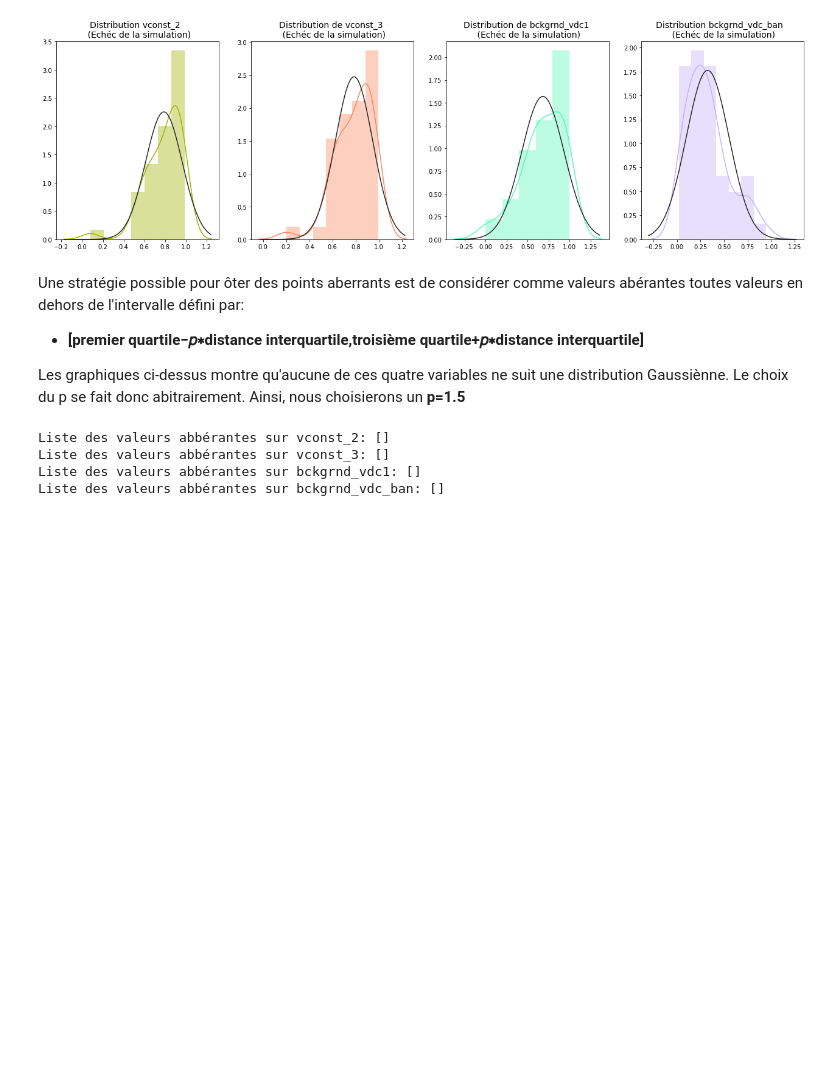
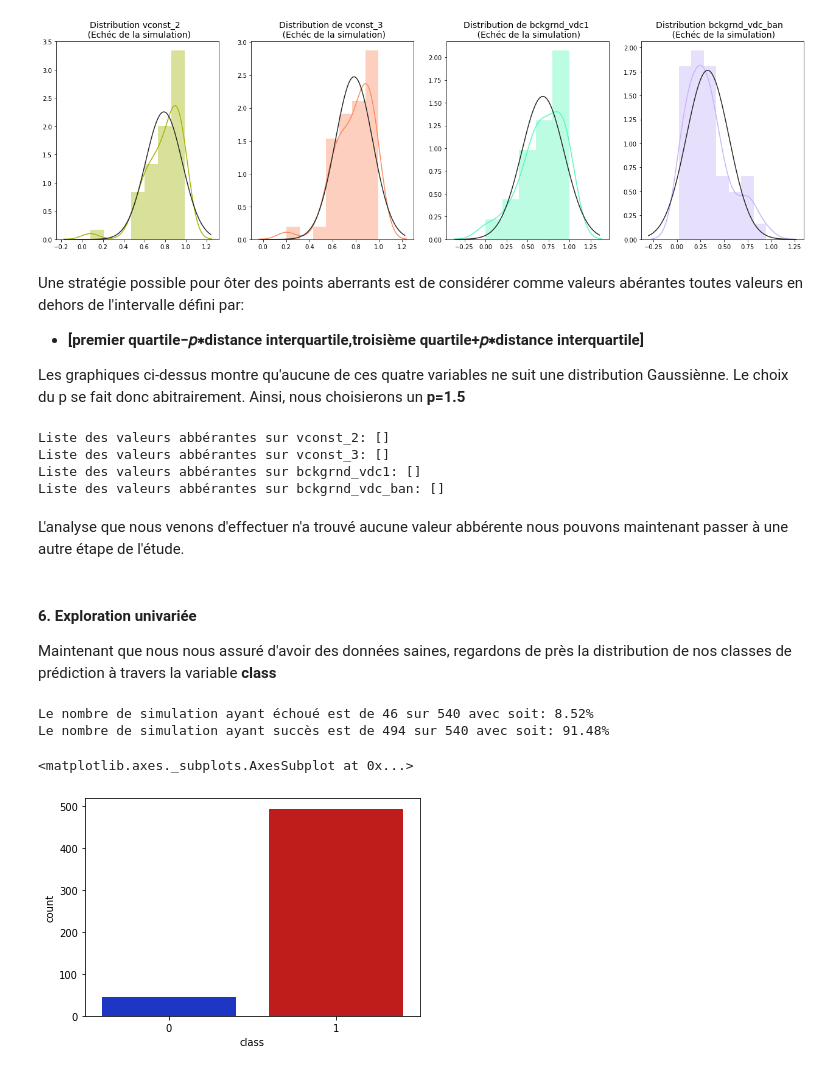
Before and after one commit to karidioulah/Climate-Model-Simulation-Crashes-Prediction, a Jupyter notebook: prediction_simulation_crashes.ipynb, the cells around one changed output. Drawn from its saved outputs; the diff is of its cells as text; code cells hidden in the pictures; blank space fills up the shorter version.

```diff
--- a/prediction_simulation_crashes.ipynb
+++ b/prediction_simulation_crashes.ipynb
@@ -250,3 +250,24 @@ Liste des valeurs abbérantes sur vconst_2: []
 Liste des valeurs abbérantes sur vconst_3: []
 Liste des valeurs abbérantes sur bckgrnd_vdc1: []
 Liste des valeurs abbérantes sur bckgrnd_vdc_ban: []
+# %% [markdown]
+L'analyse que nous venons d'effectuer n'a trouvé aucune valeur abbérente nous pouvons maintenant passer à une autre étape de l'étude.
+# %% [markdown]
+#### 6. Exploration univariée <br> <a name='univariable'></a>
+Maintenant que nous nous assuré d'avoir  des données saines, regardons de près la distribution de nos classes de prédiction à travers la variable **class**
+# %%
+echec = dataset['class'].value_counts()[0]
+succes = dataset['class'].value_counts()[1]
+
+# Affichage de la répartitions des classes
+print('Le nombre de simulation ayant échoué est de {} sur {} avec soit: {}%'.format(echec,len(dataset), round(echec/len(dataset) * 100,2), '% of the dataset'))
+print('Le nombre de simulation ayant succès est de {} sur {} avec soit: {}%'.format(succes,len(dataset), round(succes/len(dataset) * 100,2), '% of the dataset'))
+
+# Répsentons graphiquement la répartiton de nos classes
+colors = ["#0123DF", "#DA0101"]
+sns.countplot('class', data=dataset,palette=colors)
+# %% [output]
+Le nombre de simulation ayant échoué est de 46 sur 540 avec soit: 8.52%
+Le nombre de simulation ayant succès est de 494 sur 540 avec soit: 91.48%
+<matplotlib.axes._subplots.AxesSubplot at 0x...>
+[figure, added]
```
Also changed, not shown: parts of 3 cells of this notebook.
